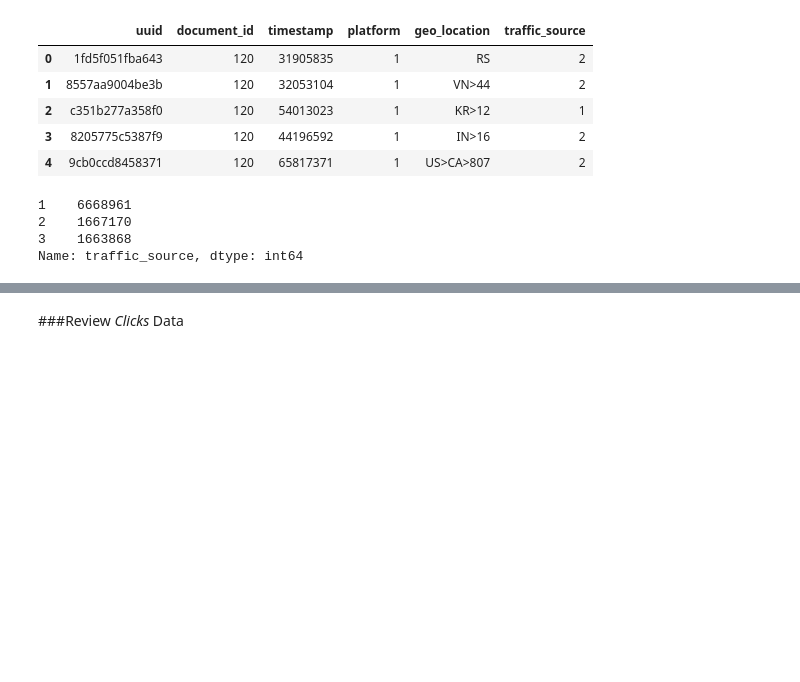
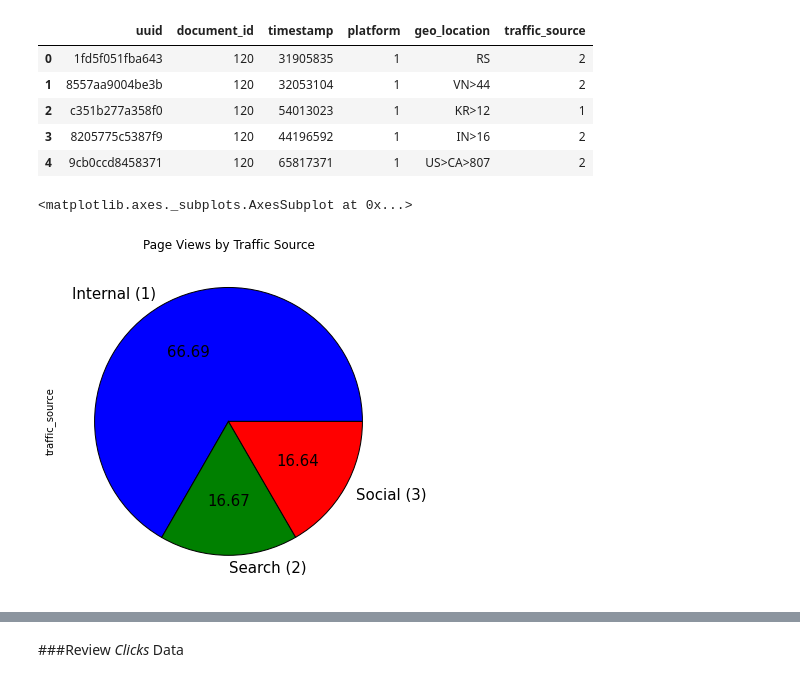
Before and after one commit to sramirez1/OutbrainClickPrediction, a Jupyter notebook: OutbrainClickPrediction.ipynb, the cells around one changed output, grey strips where cells are left out. Saved outputs shown, nothing was run; the diff lists cells and outputs as text; code cells hidden in the pictures; blank space fills up the shorter version.

```diff
--- a/OutbrainClickPrediction.ipynb
+++ b/OutbrainClickPrediction.ipynb
@@ -97,10 +103,11 @@ pg_views.head()
 | 2 | c351b277a358f0 | 120 | 54013023 | 1 | KR>12 | 1 |
 | 3 | 8205775c5387f9 | 120 | 44196592 | 1 | IN>16 | 2 |
 | 4 | 9cb0ccd8458371 | 120 | 65817371 | 1 | US>CA>807 | 2 |
-# %%
-pg_views.traffic_source.value_counts()
-# %% [output]
-1    6668961
-2    1667170
-3    1663868
-Name: traffic_source, dtype: int64
+# %%
+pg_view_by_traffic_source=pg_views.traffic_source.value_counts()
+pg_view_by_traffic_source
+pg_view_by_traffic_source.plot.pie(y='count', figsize=(6, 6), labels=['Internal (1)', 'Search (2)', 'Social (3)'],
+              title='Page Views by Traffic Source', autopct='%.2f', fontsize=15)
+# %% [output]
+<matplotlib.axes._subplots.AxesSubplot at 0x...>
+[figure, added]
```
Also changed, not shown: parts of 18 cells of this notebook.
